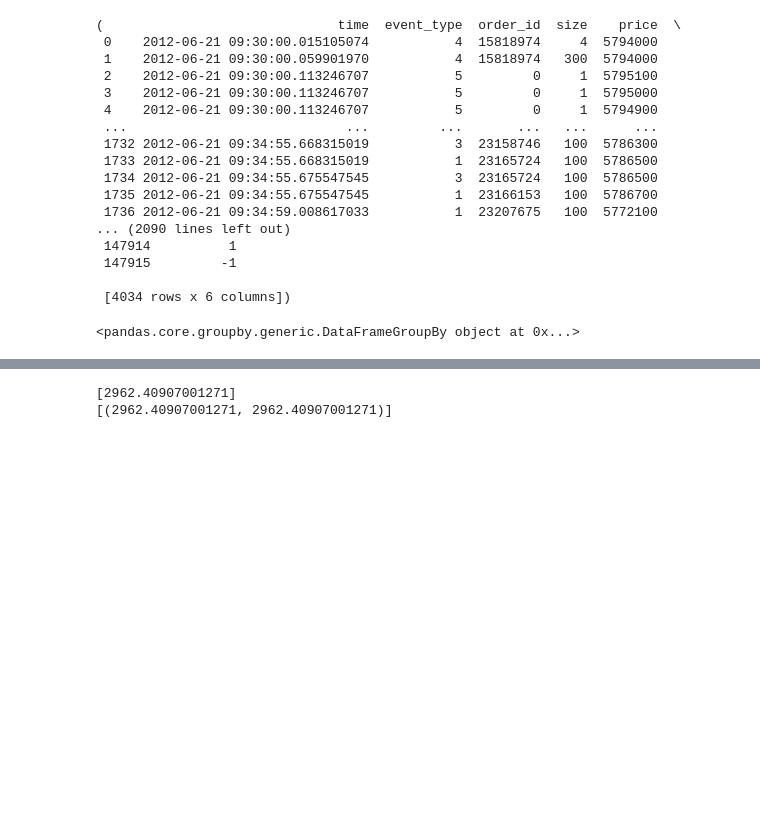
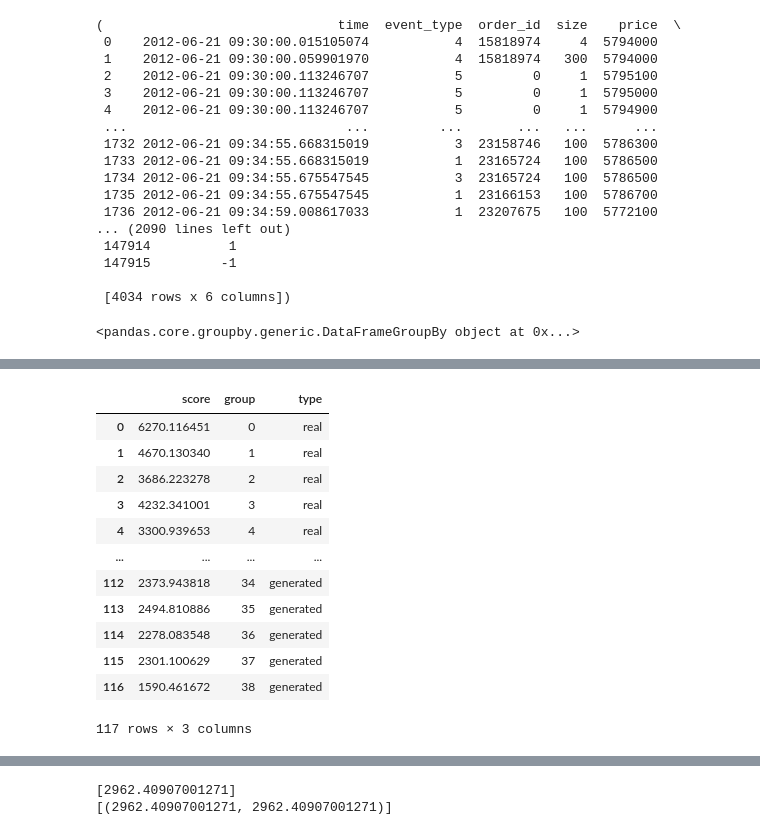
Before and after one commit to peernagy/lob_bench, a Jupyter notebook: eval.ipynb, the cells around one changed output, grey strips where cells are left out. Drawn from its saved outputs; the diff is of its cells as text; code cells hidden in the pictures; blank space fills up the shorter version.

```diff
--- a/eval.ipynb
+++ b/eval.ipynb
@@ -776,0 +796,27 @@ partitioning.group_by_score(
+# %%
+# comparison conditional on time of day (which subsequence part)
+
+subseqs = tuple(partitioning.get_subseqs(s, time_interval='10min') for s in loader)
+scoring_fn = lambda m, b: eval.spread(m, b).mean()
+
+scores_real, scores_gen = partitioning.score_real_gen(subseqs, scoring_fn)
+
+# enumerate groups for each subseq for each real and gen. sequence
+groups_real, groups_gen = partitioning.group_by_subseq(subseqs)
+score_df = partitioning.get_score_table(scores_real, scores_gen, groups_real, groups_gen)
+
+score_df
+# %% [output]
+|  | score | group | type |
+| 0 | 6270.116451 | 0 | real |
+| 1 | 4670.130340 | 1 | real |
+| 2 | 3686.223278 | 2 | real |
+| 3 | 4232.341001 | 3 | real |
+| 4 | 3300.939653 | 4 | real |
+| ... | ... | ... | ... |
+| 112 | 2373.943818 | 34 | generated |
+| 113 | 2494.810886 | 35 | generated |
+| 114 | 2278.083548 | 36 | generated |
+| 115 | 2301.100629 | 37 | generated |
+| 116 | 1590.461672 | 38 | generated |
+117 rows × 3 columns
```
Also changed, not shown: parts of 21 cells of this notebook, 3 other files.
